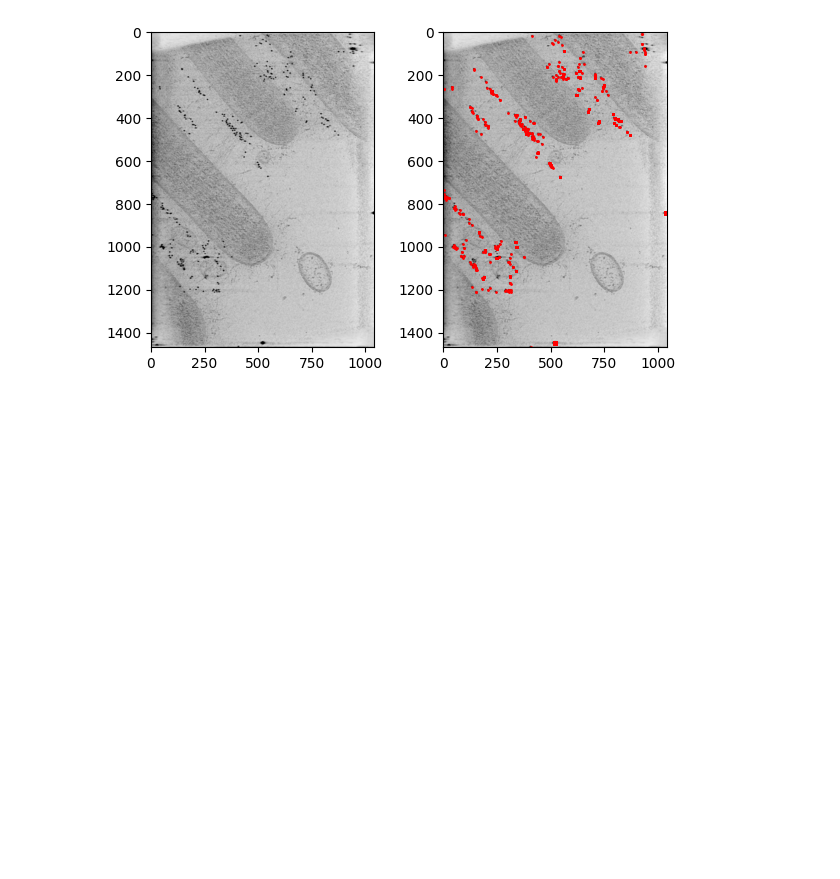
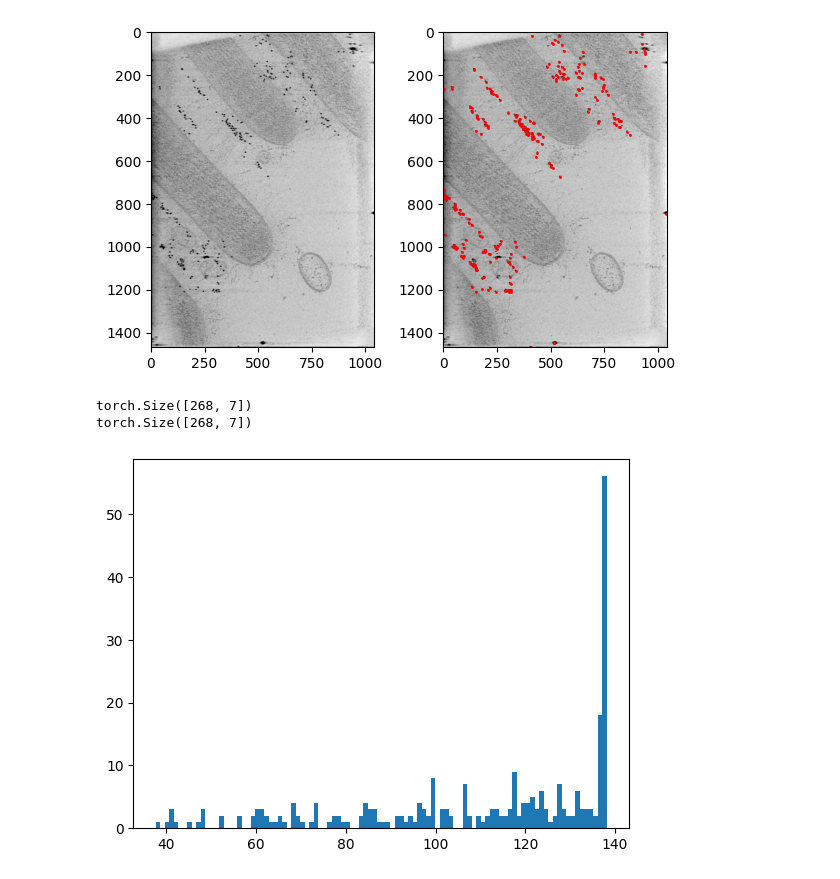
Before and after one commit to jojoelfe/torch-peaks, a Jupyter notebook: docs/examples/find_golds.ipynb, the cells around one changed output. Drawn from its saved outputs; the diff is of its cells as text; code cells hidden in the pictures; blank space fills up the shorter version.

```diff
--- a/docs/examples/find_golds.ipynb
+++ b/docs/examples/find_golds.ipynb
@@ -12,10 +13,11 @@ with mrcfile.open(tomo, mode='r') as mrc:
     # print the map header
     tomo_data = torch.tensor(mrc.data).to("cuda:0")
 # %%
-with torch.no_grad():
+with torch.inference_mode():
     # Find peaks in the 3D volume
-    peaks = peak_local_max_3d(
-                volume = -1. * tomo_data,
+    peak_data = find_peaks_3d(
+                volume = -1. * tomo_data + torch.randn_like(tomo_data,dtype=torch.float32) * 0.001,
                 threshold_abs=30,
-                min_distance=3,
+                min_distance=5,
+                return_as="dataframe"
             )
@@ -22,11 +44,25 @@ with torch.no_grad():
 # %%
 fig, [pl1, pl2] = plt.subplots(1, 2, figsize=(6, 4))
-tomo_data = tomo_data.cpu()
-pl1.imshow(torch.min(tomo_data, dim=0).values, cmap='gray',interpolation='mitchell', vmin=0, vmax=70)
-peaks = peaks.cpu()
-pl2.imshow(torch.min(tomo_data, dim=0).values, cmap='gray',interpolation='mitchell', vmin=0, vmax=70)
-pl2.plot(peaks[:, 2], peaks[:, 1], 'r.', markersize=2)
+tomo_data_cpu = tomo_data.cpu()
+pl1.imshow(torch.min(tomo_data_cpu, dim=0).values, cmap='gray',interpolation='mitchell', vmin=0, vmax=70)
+pl2.imshow(torch.min(tomo_data_cpu, dim=0).values, cmap='gray',interpolation='mitchell', vmin=0, vmax=70)
+pl2.plot(peak_data['x'],peak_data['y'], 'r.', markersize=2)
 plt.tight_layout()
 plt.show()
 # %% [output]
 [figure]
+# %%
+refined_peak_data = refine_peaks_3d(
+    volume = -1. * tomo_data + torch.randn_like(tomo_data,dtype=torch.float32) * 0.001,
+    peak_coords= peak_data,
+    return_as="dataframe",
+    boxsize=10
+)
+# %% [output]
+torch.Size([268, 7])
+torch.Size([268, 7])
+# %%
+plt.hist(refined_peak_data['amplitude'], bins=100)
+pass
+# %% [output]
+[figure, added]
```
Also changed, not shown: parts of 6 cells of this notebook, 5 other files.
